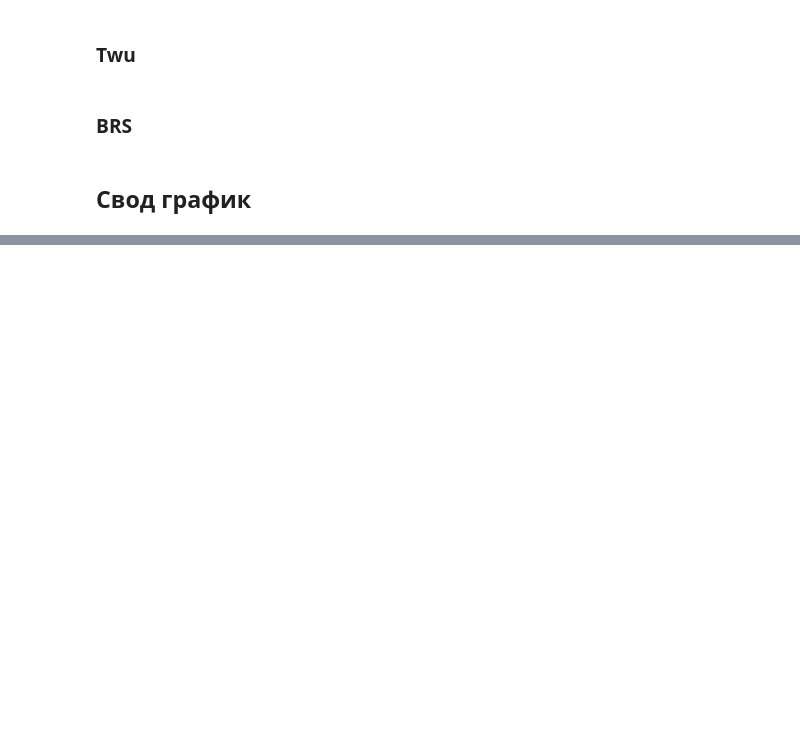
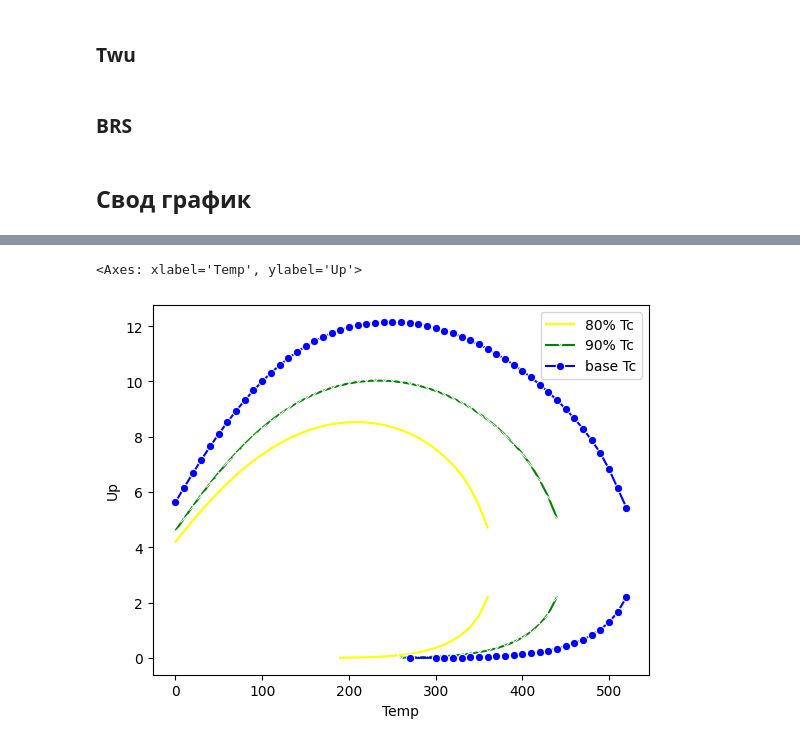
Before and after one commit to SidorenkoDD/BlackBoxFluid, a Jupyter notebook: code/notebook diss.ipynb, the cells around one changed output, grey strips where cells are left out. Saved outputs shown, nothing was run; the diff lists cells and outputs as text; code cells hidden in the pictures; blank space fills up the shorter version.

```diff
--- a/code/notebook diss.ipynb
+++ b/code/notebook diss.ipynb
@@ -527,0 +942,11 @@ plt.xlabel('Temp, C')
+# %%
+tc_80_dict = {}
+
+base_components = ['C1', 'C2', 'C3', 'iC4', 'nC4', 'iC5', 'nC5', 'CO2', 'H2S', 'N2']
+composition_tc80 = Composition(przlm_dict)
+for component in composition_tc80.COMPOSITION_PROPERTIES['key_0']:
+    if component in base_components:
+        tc_80_dict[component] = composition_tc80.COMPOSITION_PROPERTIES[composition_tc80.COMPOSITION_PROPERTIES['key_0'] == component]['critical_temperature'].iloc[0]
+    else:
+        tc_80_dict[component] = composition_tc80.COMPOSITION_PROPERTIES[composition_tc80.COMPOSITION_PROPERTIES['key_0'] == component]['critical_temperature'].iloc[0] * 0.8
+composition_tc80.set_property_dict('critical_temperature', tc_80_dict)
@@ -527,0 +970,4 @@ plt.xlabel('Temp, C')
+# %%
+phase_env_tc80 = PhaseDiagram(composition_tc80, p_max=20, t_min=0, t_max=550, t_step=10)
+phase_env_tc80.calc_phase_diagram('PREOS')
+phase_env_tc80_data = phase_env_tc80.get_phase_diagram_data()
@@ -527,0 +1001,11 @@ plt.xlabel('Temp, C')
+# %%
+tc_90_dict = {}
+
+base_components = ['C1', 'C2', 'C3', 'iC4', 'nC4', 'iC5', 'nC5', 'CO2', 'H2S', 'N2']
+composition_tc90 = Composition(przlm_dict)
+for component in composition_tc90.COMPOSITION_PROPERTIES['key_0']:
+    if component in base_components:
+        tc_90_dict[component] = composition_tc90.COMPOSITION_PROPERTIES[composition_tc90.COMPOSITION_PROPERTIES['key_0'] == component]['critical_temperature'].iloc[0]
+    else:
+        tc_90_dict[component] = composition_tc90.COMPOSITION_PROPERTIES[composition_tc90.COMPOSITION_PROPERTIES['key_0'] == component]['critical_temperature'].iloc[0] * 0.9
+composition_tc90.set_property_dict('critical_temperature', tc_90_dict)
@@ -527,0 +1029,4 @@ plt.xlabel('Temp, C')
+# %%
+phase_env_tc90 = PhaseDiagram(composition_tc90, p_max=20, t_min=0, t_max=550, t_step=10)
+phase_env_tc90.calc_phase_diagram('PREOS')
+phase_env_tc90_data = phase_env_tc90.get_phase_diagram_data()
@@ -527,0 +1075,17 @@ plt.xlabel('Temp, C')
+# %%
+sns.lineplot(marker='',data = phase_env_tc80_data, x= phase_env_tc80_data['Temp'], y= phase_env_tc80_data['Up'], color = 'yellow', label = '80% Tc')
+sns.lineplot(marker='',data = phase_env_tc80_data, x= phase_env_tc80_data['Temp'], y= phase_env_tc80_data['Low'], color = 'yellow')
+
+sns.lineplot(marker='x',data = phase_env_tc90_data, x= phase_env_tc90_data['Temp'], y= phase_env_tc90_data['Up'], color = 'green', label = '90% Tc')
+sns.lineplot(marker='x',data = phase_env_tc90_data, x= phase_env_tc90_data['Temp'], y= phase_env_tc90_data['Low'], color = 'green')
+
+sns.lineplot(marker='o',data = phase_env_base_data, x= phase_env_base_data['Temp'], y= phase_env_base_data['Up'], color = 'blue', label = 'base Tc')
+sns.lineplot(marker='o',data = phase_env_base_data, x= phase_env_base_data['Temp'], y= phase_env_base_data['Low'], color = 'blue')
+
+# sns.lineplot(marker='x',data = phase_env_pc110_data, x= phase_env_pc110_data['Temp'], y= phase_env_pc110_data['Up'], color = 'red', label = '110% Pc')
+# sns.lineplot(marker='x',data = phase_env_pc110_data, x= phase_env_pc110_data['Temp'], y= phase_env_pc110_data['Low'], color = 'red')
+# sns.lineplot(marker='',data = phase_env_pc120_data, x= phase_env_pc120_data['Temp'], y= phase_env_pc120_data['Up'], color = 'gray', label = '120% Pc')
+# sns.lineplot(marker='',data = phase_env_pc120_data, x= phase_env_pc120_data['Temp'], y= phase_env_pc120_data['Low'], color = 'gray')
+# %% [output]
+<Axes: xlabel='Temp', ylabel='Up'>
+[figure, added]
```
Also changed, not shown: parts of 69 cells of this notebook, 6 other files.
